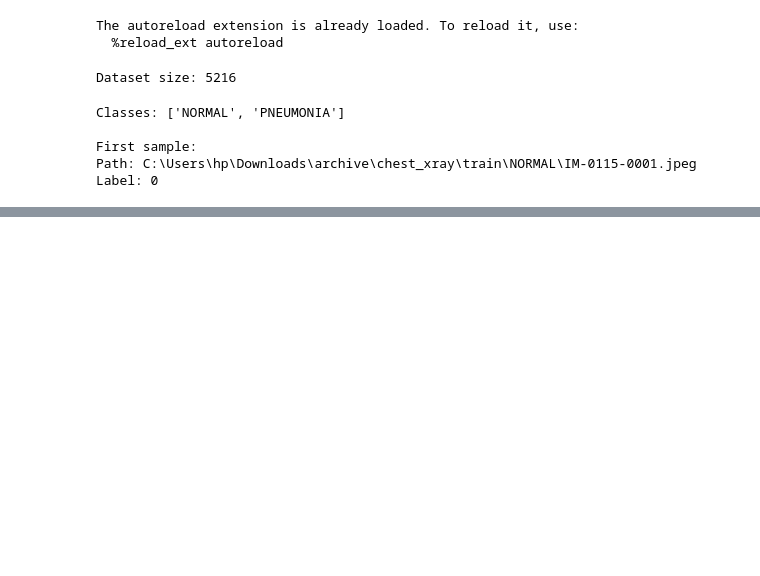
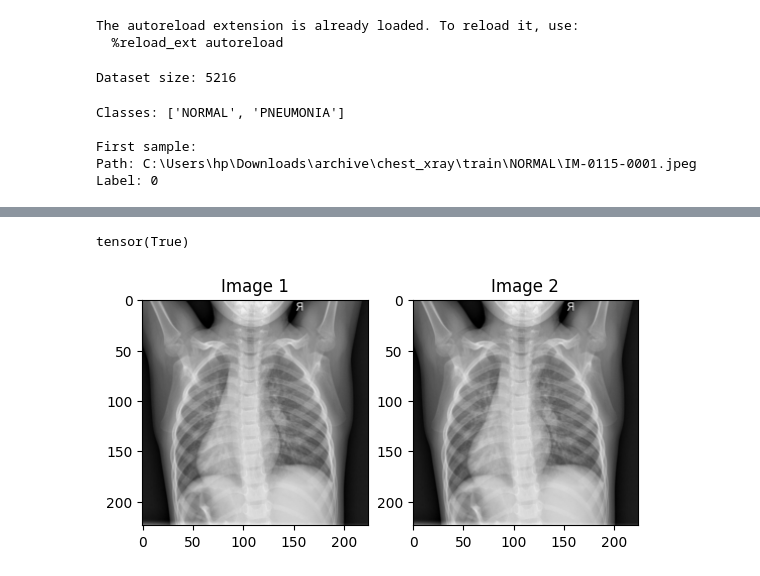
Before and after one commit to shivangi2002/xray-data-pipeline, a Jupyter notebook: xray_pipeline.ipynb, the cells around one changed output, grey strips where cells are left out. Drawn from its saved outputs; the diff is of its cells as text; code cells hidden in the pictures; blank space fills up the shorter version.

```diff
--- a/xray_pipeline.ipynb
+++ b/xray_pipeline.ipynb
@@ -40,0 +67,24 @@ Image size: (224, 224)
+# %%
+img1, _ = my_dataset[0]
+img2, _ = my_dataset[0]
+
+print((img1 == img2).all())
+# %% [output]
+tensor(True)
+# %%
+import matplotlib.pyplot as plt
+
+img1, _ = my_dataset[0]
+img2, _ = my_dataset[0]
+
+plt.subplot(1, 2, 1)
+plt.imshow(img1.permute(1, 2, 0))  # Convert from (C, H, W) to (H, W, C)
+plt.title("Image 1")
+
+plt.subplot(1, 2, 2)
+plt.imshow(img2.permute(1, 2, 0))  # Convert from (C, H, W) to (H, W, C)
+plt.title("Image 2")
+
+plt.show()
+# %% [output]
+[figure, added]
```
Also changed, not shown: parts of 3 cells of this notebook, 1 other file.
